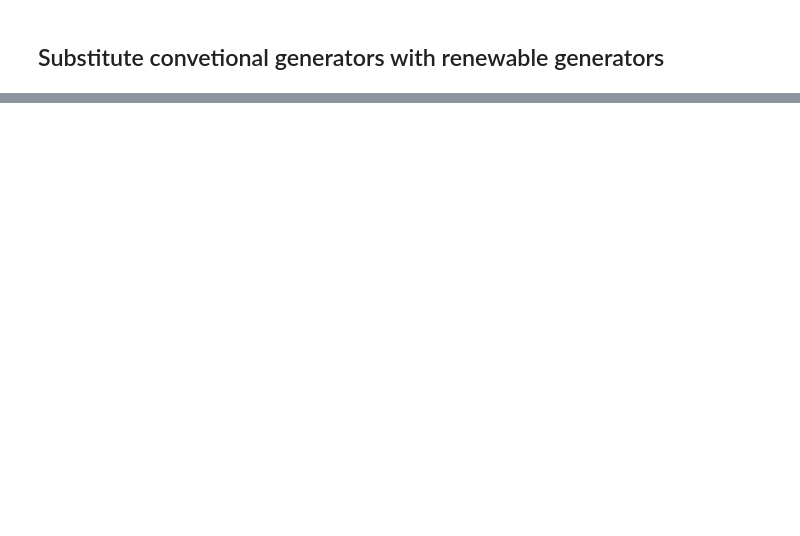
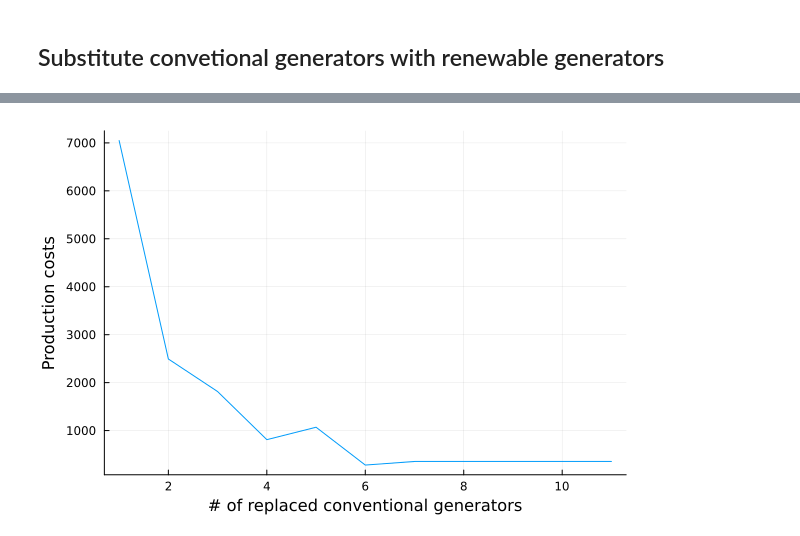
Before and after one commit to katekuian/amo-personal-project, a Jupyter notebook: 24bus-analysis.ipynb, the cells around one changed output, grey strips where cells are left out. Saved outputs shown, nothing was run; the diff lists cells and outputs as text; code cells hidden in the pictures; blank space fills up the shorter version.

```diff
--- a/24bus-analysis.ipynb
+++ b/24bus-analysis.ipynb
@@ -629,0 +671,6 @@ p
+# %%
+p = plot(collect(1:11), production_costs_with_replacement[1:11], xlabel="# of replaced conventional generators", ylabel="Production costs", legend=:none)
+savefig(p, "results/replacement_production_costs_till_11.png")
+p
+# %% [output]
+[figure, added]
```
Also changed, not shown: parts of 21 cells of this notebook, 6 other files.
